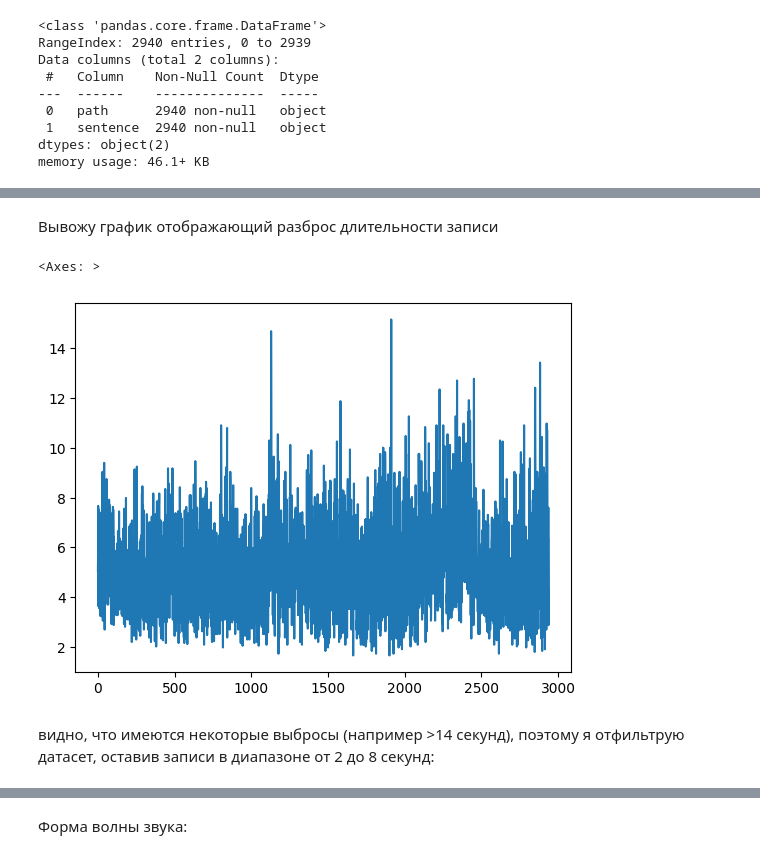
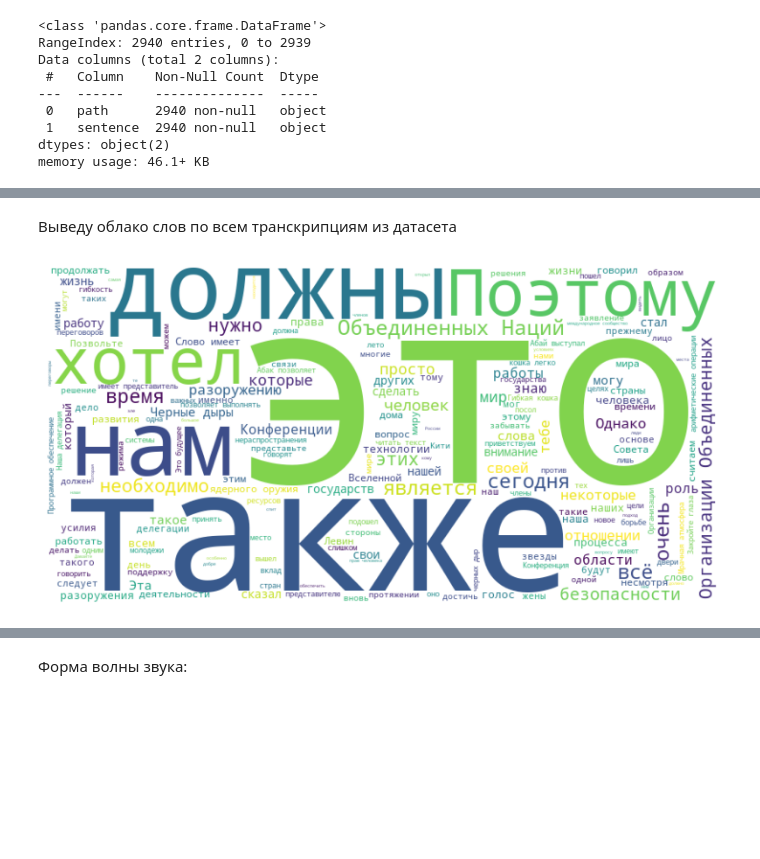
Before and after one commit to Rainfue/Speech-synthesis, a Jupyter notebook: Module1/Module1.ipynb, the cells around one changed output, grey strips where cells are left out. Cells and saved outputs as stored; diff of their text form; code cells hidden in the pictures; blank space fills up the shorter version.

```diff
--- a/Module1/Module1.ipynb
+++ b/Module1/Module1.ipynb
@@ -35,3 +97,5 @@ from transformers import WhisperFeatureExtractor
+# %%
+stopwords = set(stopwords.words('russian'))
 # %% [markdown]
 ## Загрузка данных
 # %%
@@ -121,9 +188,22 @@ df.head(3)
-# %% [markdown]
-Вывожу график отображающий разброс длительности записи
-# %%
-df['record_duration'].plot()
-# %% [output]
-<Axes: >
-[figure, removed]
-# %% [markdown]
-видно, что имеются некоторые выбросы (например >14 секунд), поэтому я отфильтрую датасет, оставив записи в диапазоне от 2 до 8 секунд:
+# %% [markdown]
+Выведу облако слов по всем транскрипциям из датасета
+# %%
+# соединяем все транскрипции в одно предложение
+text_data = " ".join(df["sentence"])
+
+# визуализируем облако слов
+wordcloud = WordCloud(
+    width=800,
+    height=400,
+    background_color="white",
+    colormap="viridis",     # цветовая схема
+    stopwords=stopwords     # убираю большинство стоп слов
+).generate(text_data)
+
+# выводим облако слова
+plt.figure(figsize=(10, 5))
+plt.imshow(wordcloud, interpolation="bilinear")
+plt.axis("off")         # убираем оси
+plt.show()
+# %% [output]
+[figure, added]
```
Also changed, not shown: parts of 48 cells of this notebook, 8 other files.
